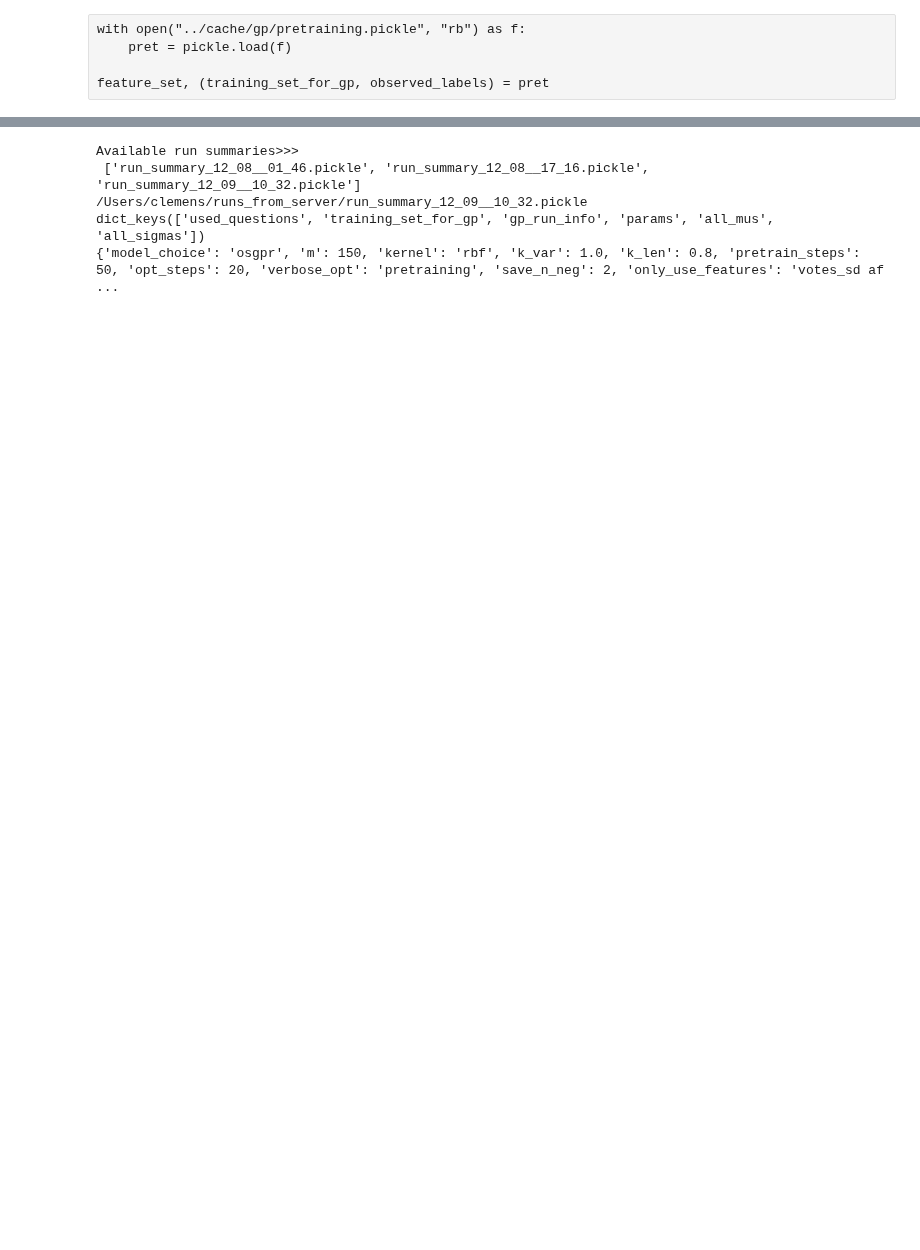
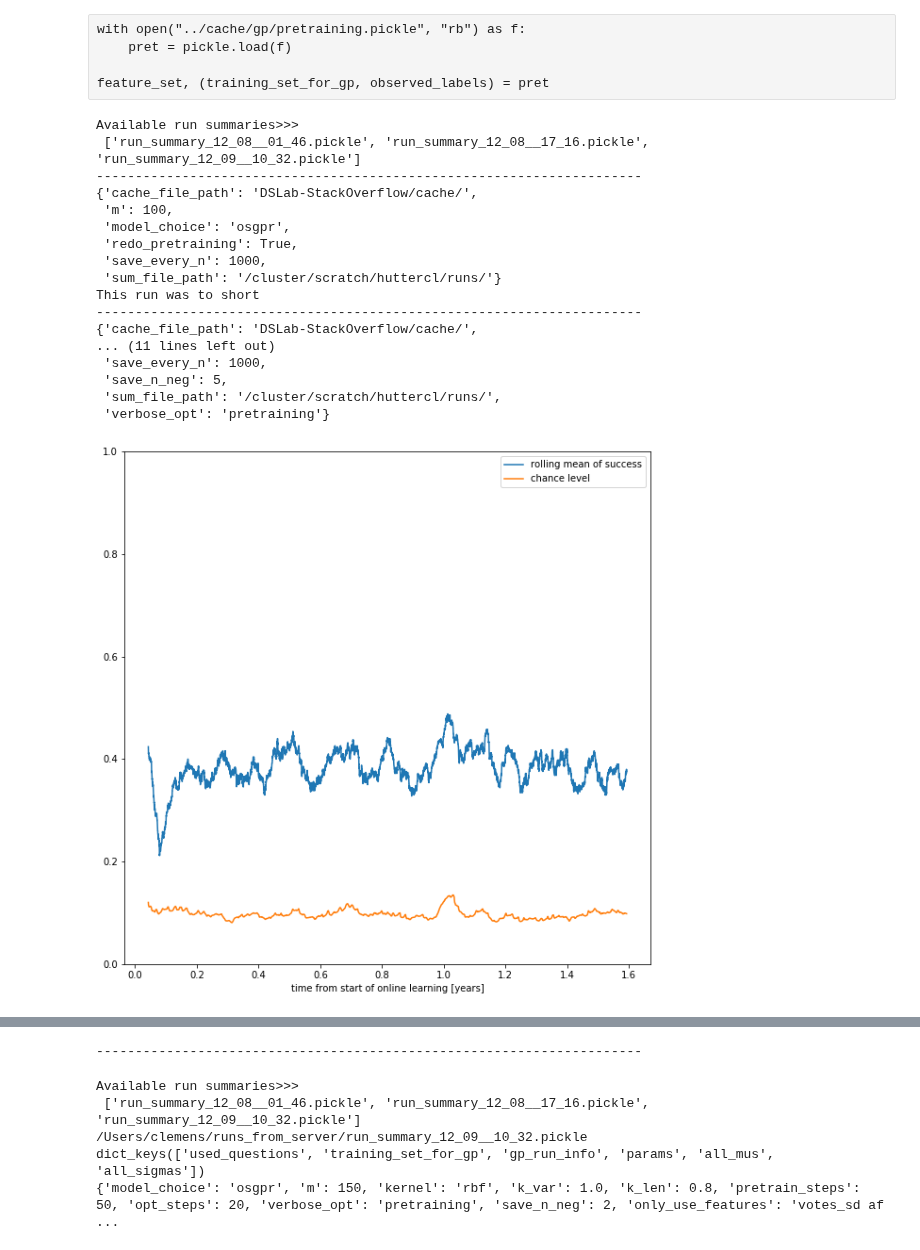
Before and after one commit to elvisnava/DSLab-StackOverflow, a Jupyter notebook: data-exploration/GP.ipynb, the cells around one changed output, grey strips where cells are left out. Cells and saved outputs as stored; diff of their text form; code cells hidden in the pictures; blank space fills up the shorter version.

```diff
--- a/data-exploration/GP.ipynb
+++ b/data-exploration/GP.ipynb
@@ -30,0 +79,23 @@ feature_set, (training_set_for_gp, observed_labels) = pret
+# %%
+runs = available_runs("/Users/clemens/runs_from_server")
+for r in runs:
+    summarize_run(r)
+# %% [output]
+Available run summaries>>>
+ ['run_summary_12_08__01_46.pickle', 'run_summary_12_08__17_16.pickle', 'run_summary_12_09__10_32.pickle']
+----------------------------------------------------------------------
+{'cache_file_path': 'DSLab-StackOverflow/cache/',
+ 'm': 100,
+ 'model_choice': 'osgpr',
+ 'redo_pretraining': True,
+ 'save_every_n': 1000,
+ 'sum_file_path': '/cluster/scratch/huttercl/runs/'}
+This run was to short
+----------------------------------------------------------------------
+{'cache_file_path': 'DSLab-StackOverflow/cache/',
+... (11 lines left out)
+ 'save_every_n': 1000,
+ 'save_n_neg': 5,
+ 'sum_file_path': '/cluster/scratch/huttercl/runs/',
+ 'verbose_opt': 'pretraining'}
+[figure, added]
@@ -31,3 +123,4 @@ feature_set, (training_set_for_gp, observed_labels) = pret
+----------------------------------------------------------------------
 # %%
 # runs = available_runs("../cache/gp/runs")
 # runs = available_runs(os.environ['SCRATCH'] + "/runs")
```
Also changed, not shown: parts of 6 cells of this notebook.
